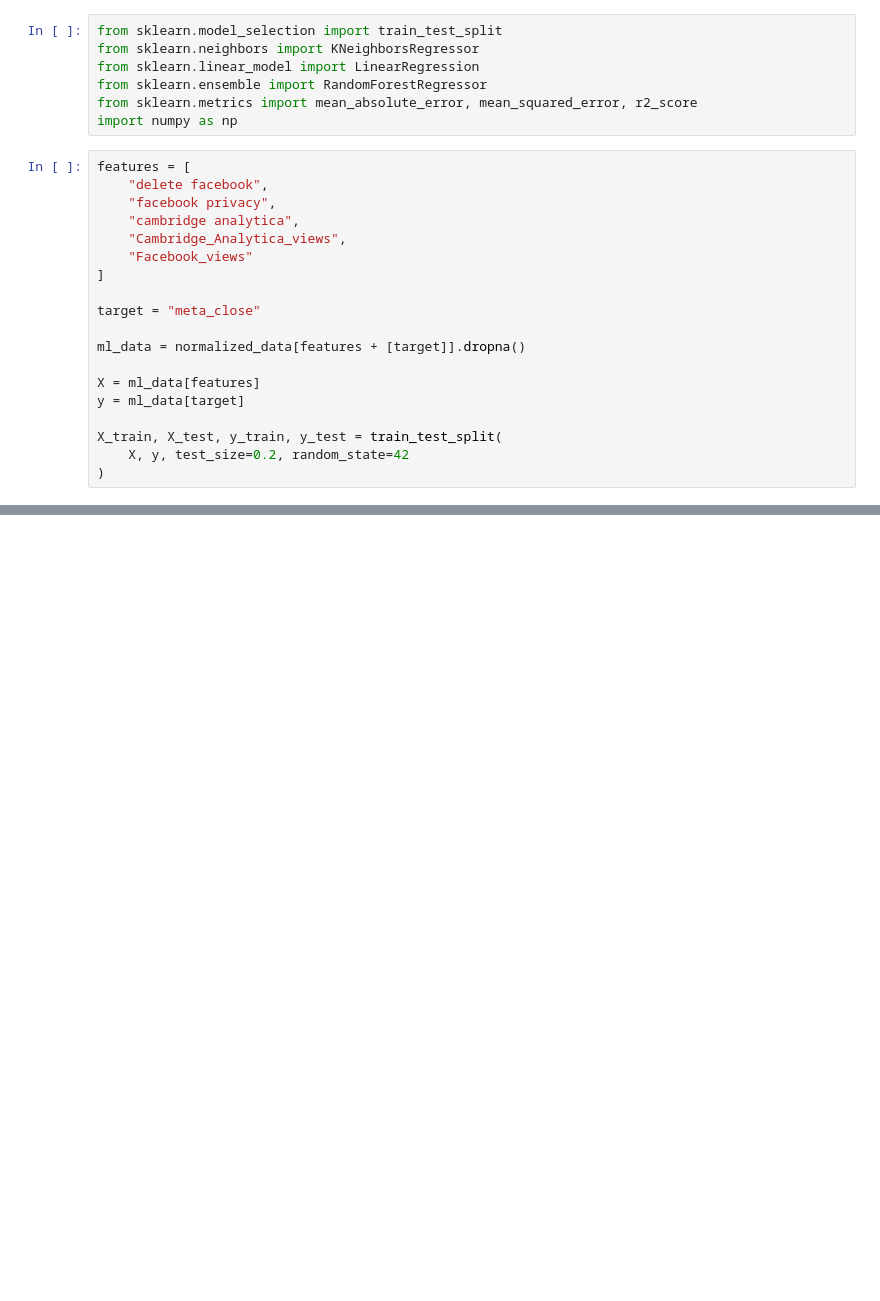
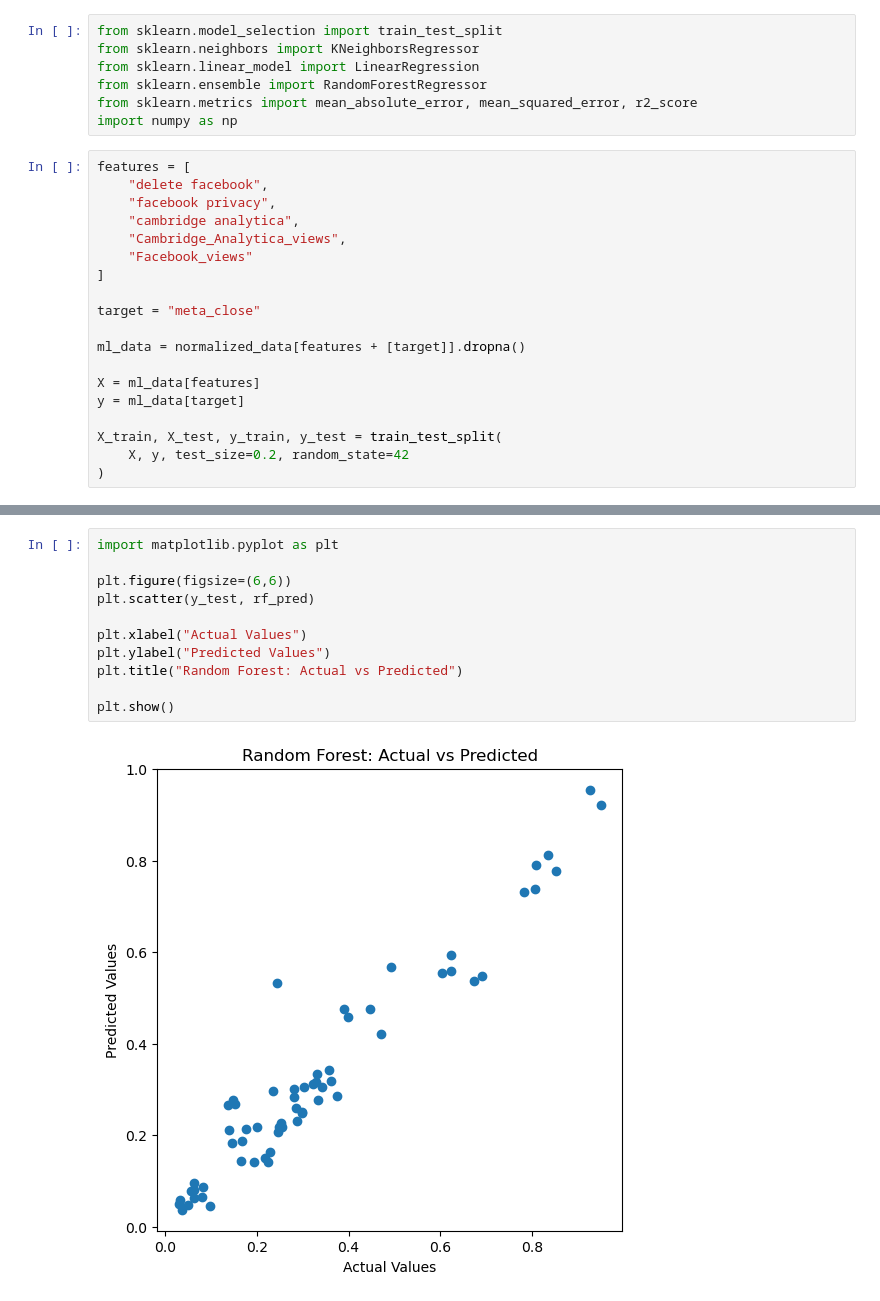
Before and after one commit to diclezgilhan/dsa210-project-dicle, a Jupyter notebook: cambridgeanalytica_data_eda_hypothesis_with_ml.ipynb, the cells around one changed output, grey strips where cells are left out. Saved outputs shown, nothing was run; the diff lists cells and outputs as text; blank space fills up the shorter version.

```diff
--- a/cambridgeanalytica_data_eda_hypothesis_with_ml.ipynb
+++ b/cambridgeanalytica_data_eda_hypothesis_with_ml.ipynb
@@ -464,0 +490,13 @@ R2: 0.9231893552703808
+# %%
+import matplotlib.pyplot as plt
+
+plt.figure(figsize=(6,6))
+plt.scatter(y_test, rf_pred)
+
+plt.xlabel("Actual Values")
+plt.ylabel("Predicted Values")
+plt.title("Random Forest: Actual vs Predicted")
+
+plt.show()
+# %% [output]
+[figure, added]
```
Also changed, not shown: parts of 17 cells of this notebook.
